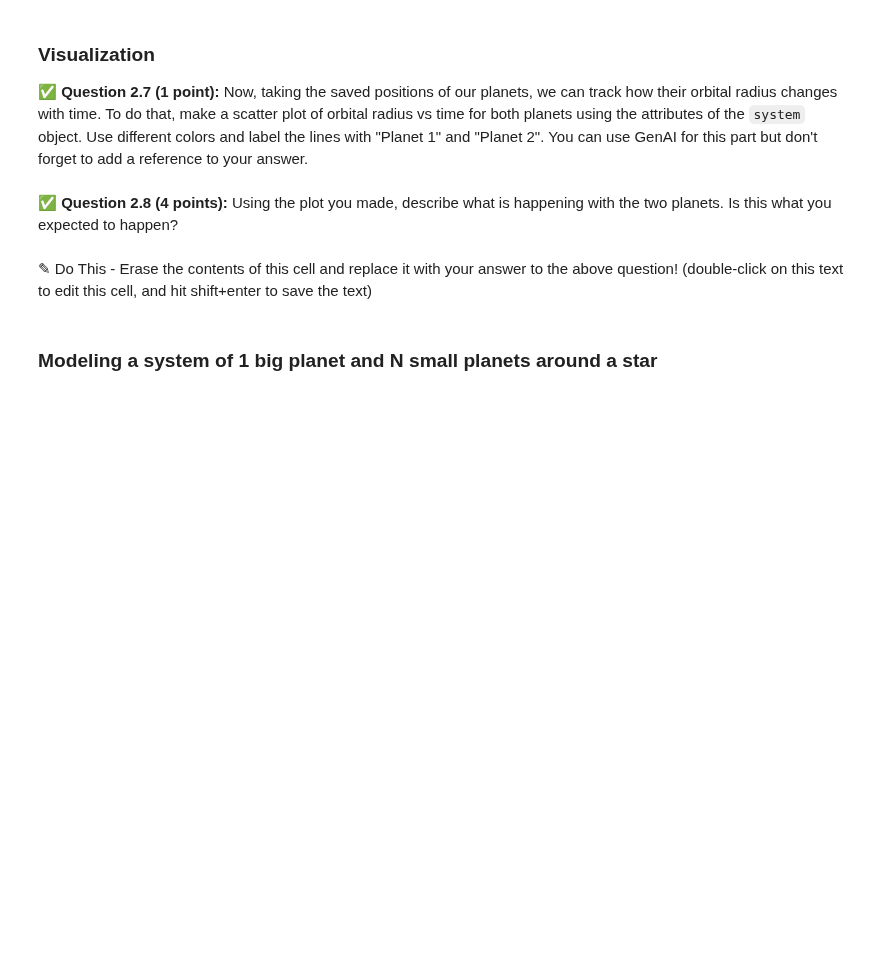
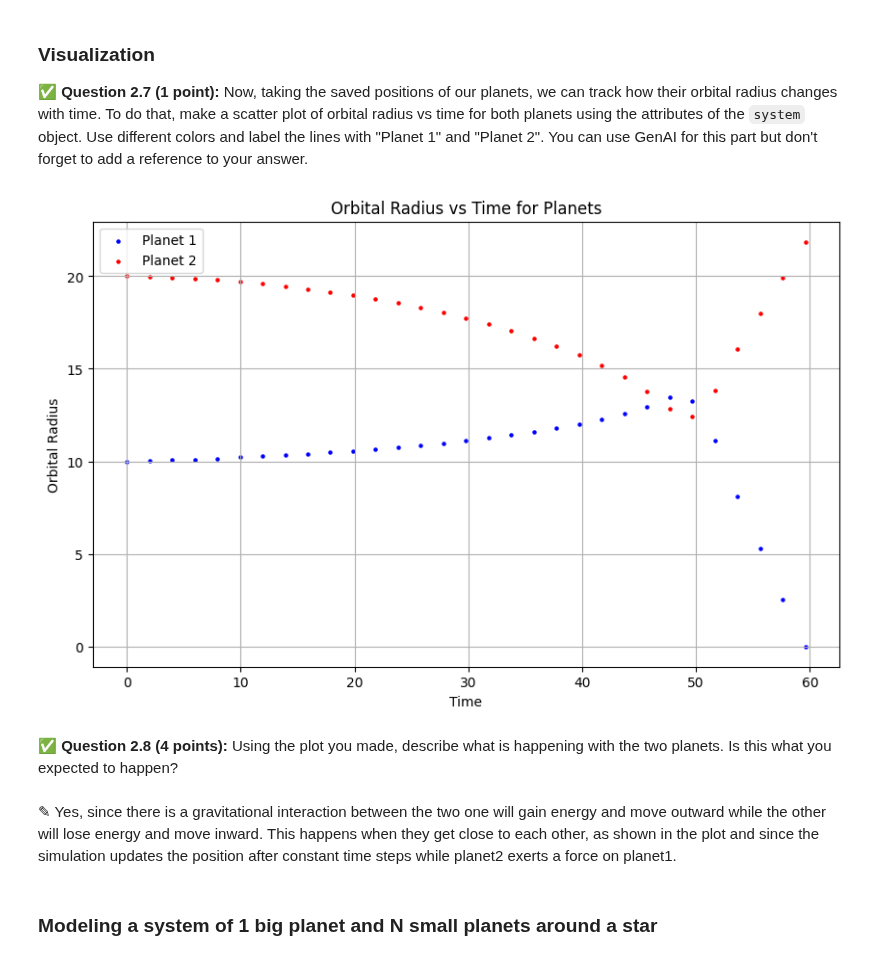
Before and after one commit to JakeRoll04/CMSE202-f25-turnin, a Jupyter notebook: hw-02/HW02_Part1-Orbits-SS25-Jake Roll.ipynb, the cells around one changed output. Drawn from its saved outputs; the diff is of its cells as text; code cells hidden in the pictures; blank space fills up the shorter version.

Commit message:
1.8 from Part 1 FIXED + Committing Part 2

```diff
--- a/hw-02/HW02_Part1-Orbits-SS25-Jake Roll.ipynb
+++ b/hw-02/HW02_Part1-Orbits-SS25-Jake Roll.ipynb
@@ -188,8 +188,8 @@ class Planet:
         Calculate and return the orbital period of the planet.
         """
         # here you need to use the equation you found that relates orbital period and radius.
-        T = math.sqrt((4 * math.pi**2 * self.orbital_radius**3) / (6.67 * 10**-11 * self.star_mass))
-        return T / (60 * 60 * 24)
+        T = 2 * np.pi * np.sqrt(self.orbital_radius**3 / self.star_mass)
+        return T
         pass
 # %%
 #test your code by running this cell
@@ -360,7 +484,7 @@ Methods:
 # %%
 pl1 = Planet(1, 10, 400) # planet with mass 1, radius 10 and star mass 400
 pl2 = Planet(1, 20, 400) # planet with mass 1, radius 20 and star mass 400
-system = System(400,) # fill in the needed arguments
+system = System(400,pl1, pl2) # fill in the needed arguments
 system.evolve(2000)
 # %% [markdown]
 ### Visualization
@@ -371,7 +493,33 @@ system.evolve(2000)
+# %%
+# your code here
+# ChatGPT used for this part. Prompt: "make a scatter plot of orbital radius vs time for both planets using the attributes of the system object."
+import matplotlib.pyplot as plt
+
+# Extract time and radius data for both planets from the system object
+time_values = [entry[0] for entry in system.planet1_pos]
+radius_values_pl1 = [entry[1] for entry in system.planet1_pos]
+radius_values_pl2 = [entry[1] for entry in system.planet2_pos]
+
+# Create the scatter plot
+plt.figure(figsize=(10, 6))
+plt.scatter(time_values, radius_values_pl1, label="Planet 1", color='blue', s=5)
+plt.scatter(time_values, radius_values_pl2, label="Planet 2", color='red', s=5)
+
+# Labels and title
+plt.xlabel("Time")
+plt.ylabel("Orbital Radius")
+plt.title("Orbital Radius vs Time for Planets")
+plt.legend()
+plt.grid(True)
+
+# Show plot
+plt.show()
+# %% [output]
+[figure, added]
 # %% [markdown]
 ✅ **Question 2.8 (4 points):** Using the plot you made, describe what is happening with the two planets. Is this what you expected to happen?
-# %% [markdown]
-✎ Do This - Erase the contents of this cell and replace it with your answer to the above question! (double-click on this text to edit this cell, and hit shift+enter to save the text)
+# %% [markdown]
+✎ Yes, since there is a gravitational interaction between the two one will gain energy and move outward while the other will lose energy and move inward.  This happens when they get close to each other, as shown in the plot and since the simulation updates the position after constant time steps while planet2 exerts a force on planet1.
 # %% [markdown]
 ### Modeling a system of 1 big planet and N small planets around a star
 # %% [markdown]
```
Also changed, not shown: parts of 28 cells of this notebook.
